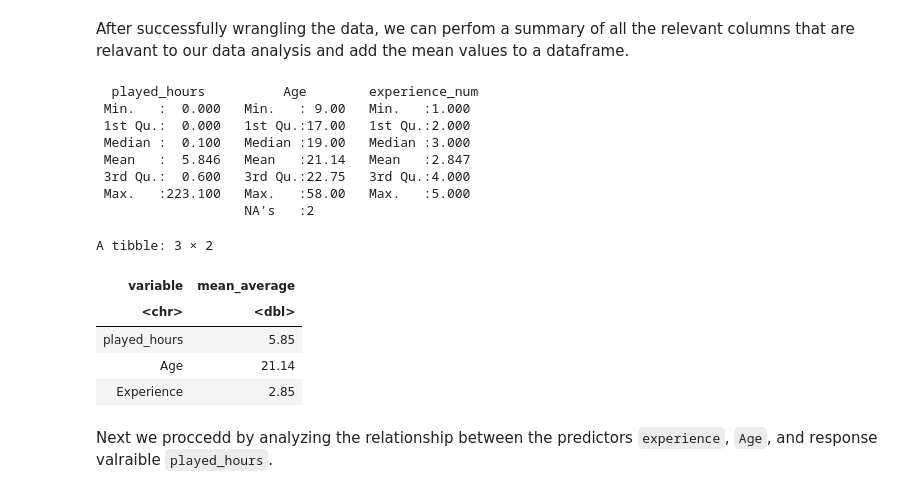
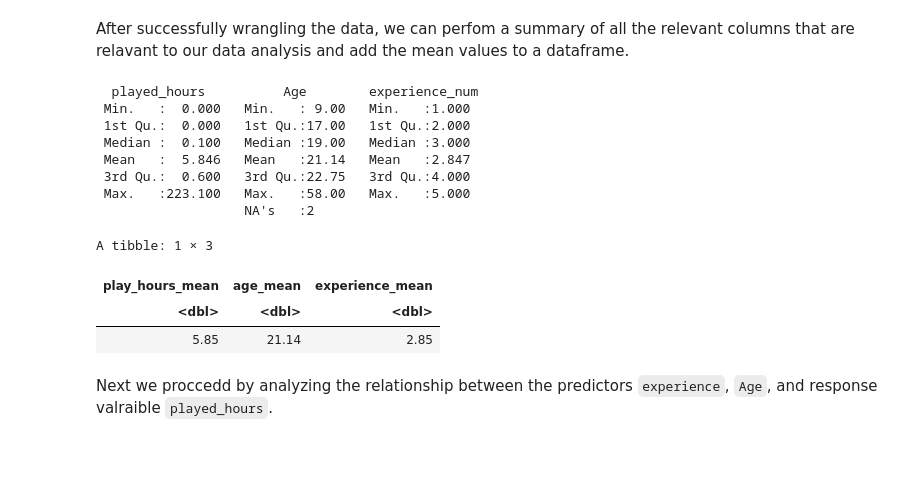
Before and after one commit to iSqlqmi/dsci_100_group_project, a Jupyter notebook: project_final_report.ipynb, the cells around one changed output. Drawn from its saved outputs; the diff is of its cells as text; code cells hidden in the pictures; blank space fills up the shorter version.

Commit message:
Some changes to finding the mean of predictors and response variable

```diff
--- a/project_final_report.ipynb
+++ b/project_final_report.ipynb
@@ -128,35 +128,23 @@ After successfully wrangling the data, we can perfom a summary of all the releva
 # %%
 summary(players_mutate)
 
-played_h_mean <- round(summary(players_mutate$played_hours)[["Mean"]], 2)
-played_h_min <- round(min(players_mutate$played_hours),2)
-played_h_max <- round(max(players_mutate$played_hours),2)
-
-age_mean <- round(summary(players_mutate$Age)[["Mean"]], 2)
-age_min <- round(min(players_mutate$Age, na.rm = TRUE),2)
-age_max <- round(max(players_mutate$Age, na.rm = TRUE),2)
-
-experience_mean <- round(summary(players_mutate$experience_num)[["Mean"]], 2)
-experience_min <- round(min(players_mutate$experience_num, na.rm = TRUE),2)
-experience_max <- round(max(players_mutate$experience_num, na.rm = TRUE),2)
-
-players_mean_table <- tibble(variable = c("played_hours", "Age", "Experience"), mean_average = c(played_h_mean, age_mean, experience_mean))
+players_mean_table <- players_mutate |> summarize(play_hours_mean = round(mean(played_hours), 2),
+                                                  age_mean = round(mean(Age,na.rm= TRUE), 2),
+                                                  experience_mean = round(mean(experience_num),2))
 players_mean_table
 # %% [output]
   played_hours          Age        experience_num
  Min.   :  0.000   Min.   : 9.00   Min.   :1.000
  1st Qu.:  0.000   1st Qu.:17.00   1st Qu.:2.000
  Median :  0.100   Median :19.00   Median :3.000
  Mean   :  5.846   Mean   :21.14   Mean   :2.847
  3rd Qu.:  0.600   3rd Qu.:22.75   3rd Qu.:4.000
  Max.   :223.100   Max.   :58.00   Max.   :5.000
                    NA's   :2
-A tibble: 3 × 2
+A tibble: 1 × 3
-| variable | mean_average |
-| <chr> | <dbl> |
-| played_hours | 5.85 |
-| Age | 21.14 |
-| Experience | 2.85 |
+| play_hours_mean | age_mean | experience_mean |
+| <dbl> | <dbl> | <dbl> |
+| 5.85 | 21.14 | 2.85 |
 # %% [markdown]
 Next we proccedd by analyzing the relationship between the predictors `experience`, `Age`, and response valraible `played_hours`.
 # %% [markdown]
```
